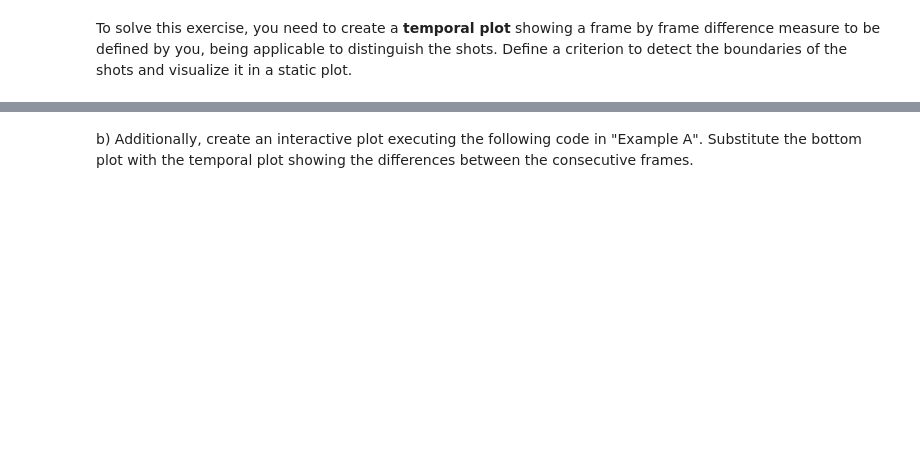
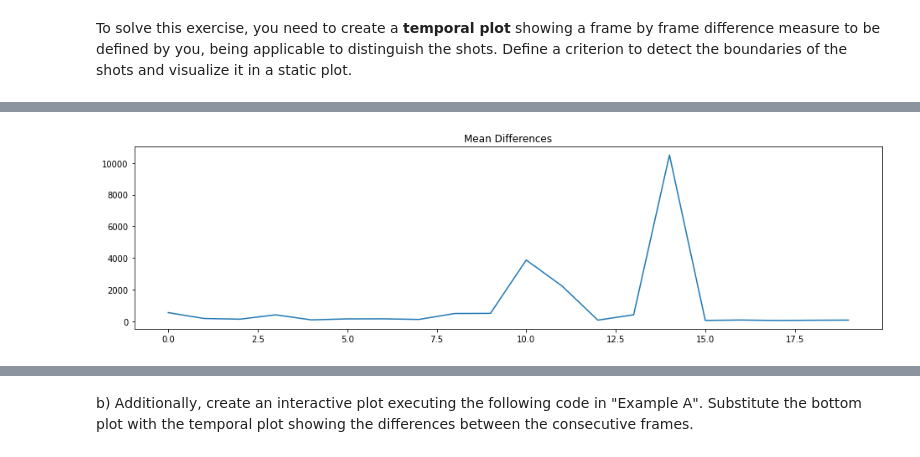
Before and after one commit to mates-info/artificial-vision, a Jupyter notebook: p3/P3_AntonioTigri_AndreuVall/p3_2022_23.ipynb, the cells around one changed output, grey strips where cells are left out. Drawn from its saved outputs; the diff is of its cells as text; code cells hidden in the pictures; blank space fills up the shorter version.

```diff
--- a/p3/P3_AntonioTigri_AndreuVall/p3_2022_23.ipynb
+++ b/p3/P3_AntonioTigri_AndreuVall/p3_2022_23.ipynb
@@ -138,0 +136,9 @@ plt.show()
+# %%
+mean_differences2 = mean_differences[180:200]
+
+plt.figure(figsize=(16, 4))
+plt.plot(np.arange(len(mean_differences2)), mean_differences2)
+plt.title("Mean Differences")
+plt.show()
+# %% [output]
+[figure, added]
```
Also changed, not shown: parts of 9 cells of this notebook, 2 other files.
